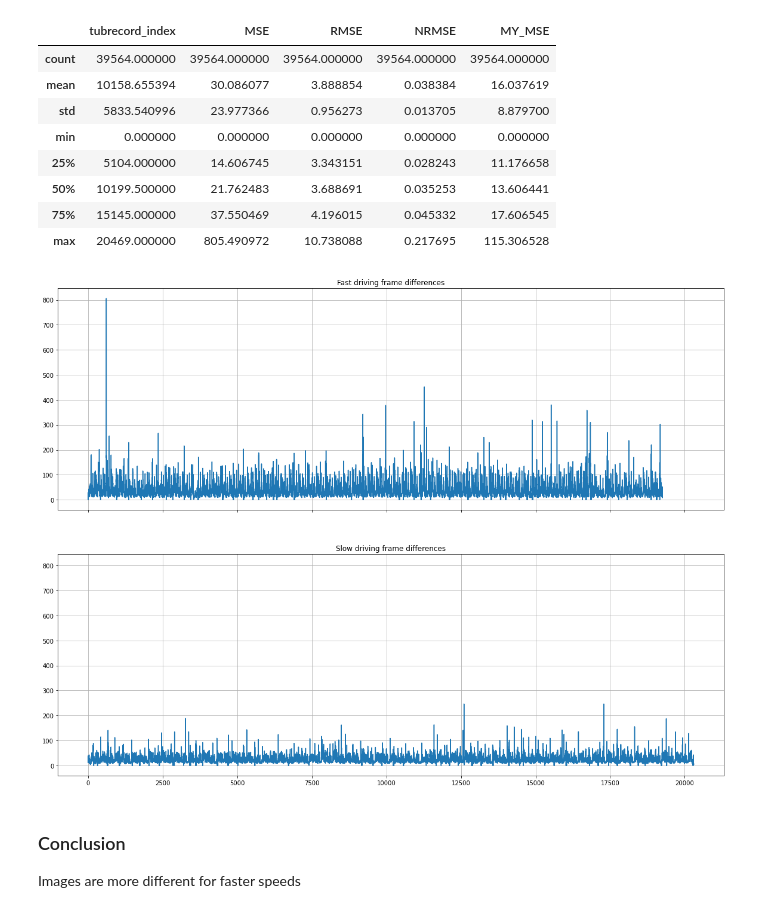
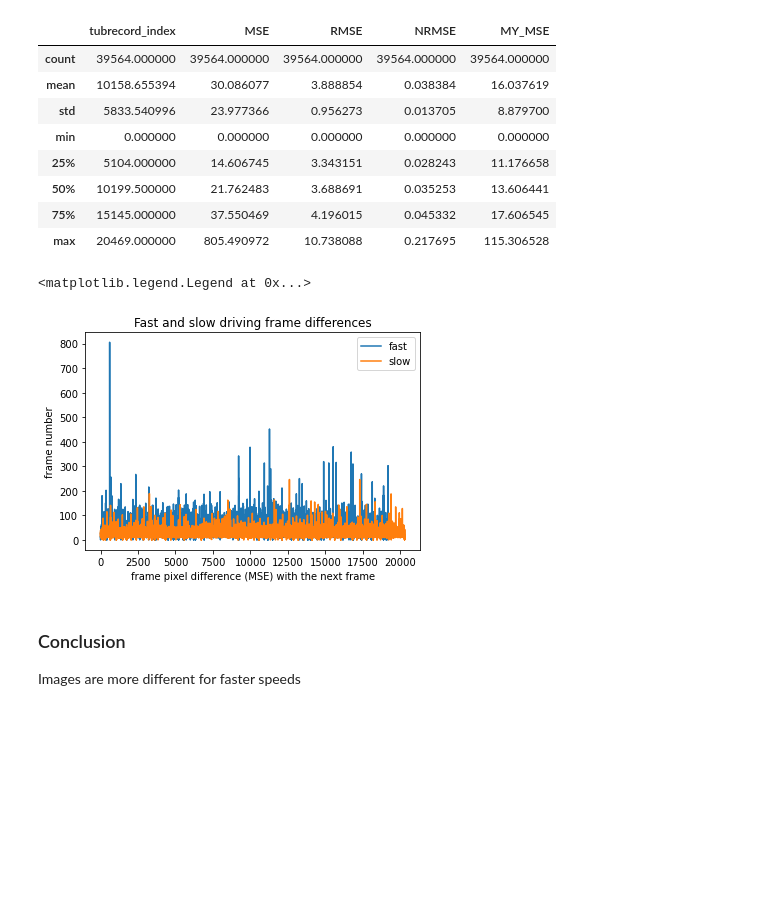
Before and after one commit to kristjanr/dat-sci-master-thesis, a Jupyter notebook: FrameDifferences.ipynb, the cells around one changed output. Cells and saved outputs as stored; diff of their text form; code cells hidden in the pictures; blank space fills up the shorter version.

Commit message:
on one diagram

```diff
--- a/FrameDifferences.ipynb
+++ b/FrameDifferences.ipynb
@@ -151,19 +124,20 @@ df.describe()
 | 50% | 10199.500000 | 21.762483 | 3.688691 | 0.035253 | 13.606441 |
 | 75% | 15145.000000 | 37.550469 | 4.196015 | 0.045332 | 17.606545 |
 | max | 20469.000000 | 805.490972 | 10.738088 | 0.217695 | 115.306528 |
-# %%
-from matplotlib import pyplot as plt
-
-fig, (ax1, ax2) = plt.subplots(2, 1, sharex='all', sharey='all', figsize=(20, 15))
-ax1.plot(df[df.speed == 'fast'].MSE)
-ax1.set_title('Fast driving frame differences')
-ax1.grid()
-
-ax2.plot(df[df.speed == 'slow'].reset_index().MSE)
-ax2.set_title('Slow driving frame differences')
-ax2.grid()
-# %% [output]
-[figure, removed]
+# %%
+from matplotlib import pyplot as plt
+
+plt.title('Fast and slow driving frame differences')
+
+plt.plot(df[df.speed == 'fast'].MSE, )
+plt.plot(df[df.speed == 'slow'].reset_index().MSE)
+
+plt.xlabel('frame pixel difference (MSE) with the next frame')
+plt.ylabel('frame number')
+plt.legend(['fast', 'slow'])
+# %% [output]
+<matplotlib.legend.Legend at 0x...>
+[figure, added]
 # %% [markdown]
 ### Conclusion
 Images are more different for faster speeds
```
Also changed, not shown: parts of 4 cells of this notebook.
